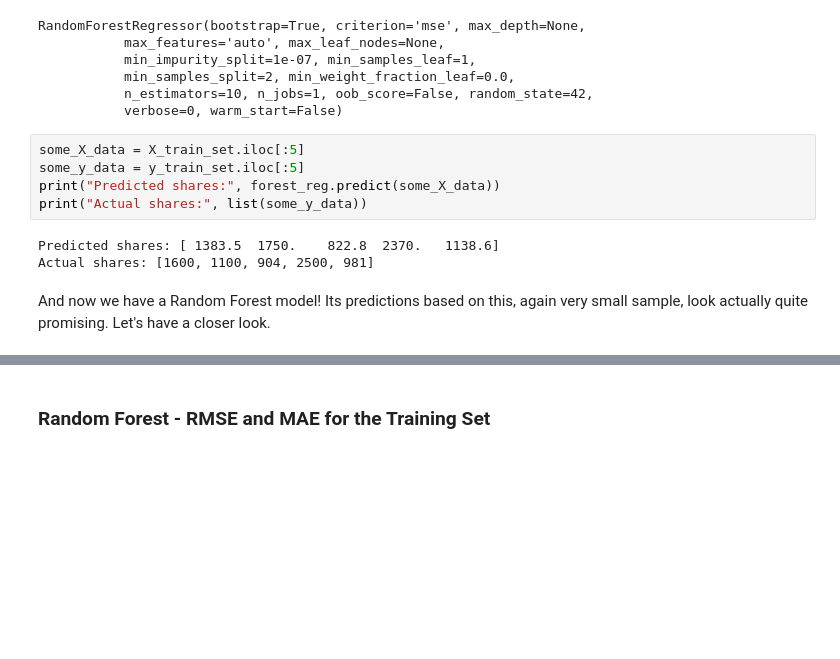
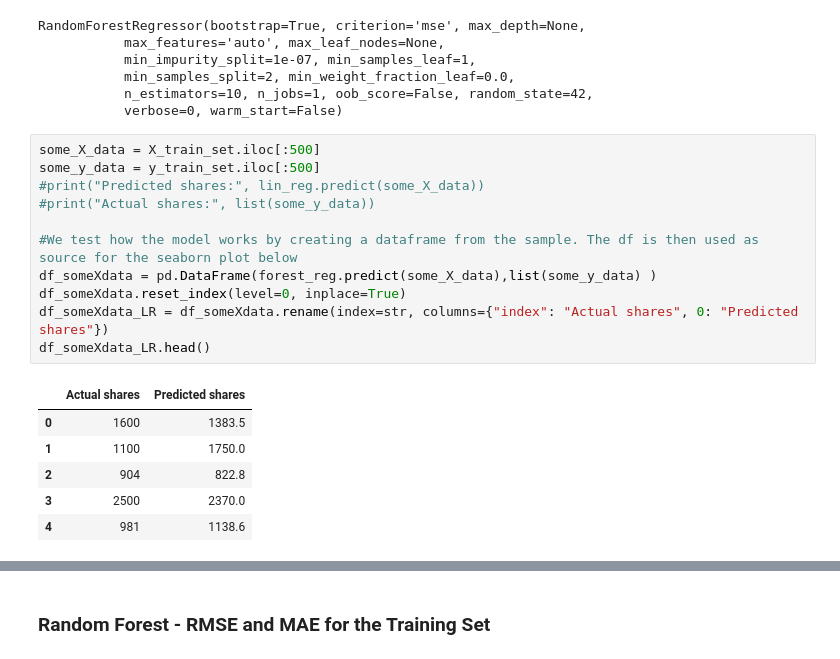
Before and after one commit to north0n-FI/Predicting-the-Popularity-of-Online-News, a Jupyter notebook: onlinenewspopularity-version_1.ipynb, the cells around one changed output, grey strips where cells are left out. Cells and saved outputs as stored; diff of their text form; blank space fills up the shorter version.

```diff
--- a/onlinenewspopularity-version_1.ipynb
+++ b/onlinenewspopularity-version_1.ipynb
@@ -411,13 +427,21 @@ RandomForestRegressor(bootstrap=True, criterion='mse', max_depth=None,
            min_samples_split=2, min_weight_fraction_leaf=0.0,
            n_estimators=10, n_jobs=1, oob_score=False, random_state=42,
            verbose=0, warm_start=False)
-# %%
-some_X_data = X_train_set.iloc[:5]
-some_y_data = y_train_set.iloc[:5]
-print("Predicted shares:", forest_reg.predict(some_X_data))
-print("Actual shares:", list(some_y_data))
-# %% [output]
-Predicted shares: [ 1383.5  1750.    822.8  2370.   1138.6]
-Actual shares: [1600, 1100, 904, 2500, 981]
-# %% [markdown]
-And now we have a Random Forest model! Its predictions based on this, again very small sample, look actually quite promising. Let's have a closer look.
+# %%
+some_X_data = X_train_set.iloc[:500]
+some_y_data = y_train_set.iloc[:500]
+#print("Predicted shares:", lin_reg.predict(some_X_data))
+#print("Actual shares:", list(some_y_data))
+
+#We test how the model works by creating a dataframe from the sample. The df is then used as source for the seaborn plot below
+df_someXdata = pd.DataFrame(forest_reg.predict(some_X_data),list(some_y_data) )
+df_someXdata.reset_index(level=0, inplace=True)
+df_someXdata_LR = df_someXdata.rename(index=str, columns={"index": "Actual shares", 0: "Predicted shares"})
+df_someXdata_LR.head()
+# %% [output]
+|  | Actual shares | Predicted shares |
+| 0 | 1600 | 1383.5 |
+| 1 | 1100 | 1750.0 |
+| 2 | 904 | 822.8 |
+| 3 | 2500 | 2370.0 |
+| 4 | 981 | 1138.6 |
```
Also changed, not shown: parts of 20 cells of this notebook.
